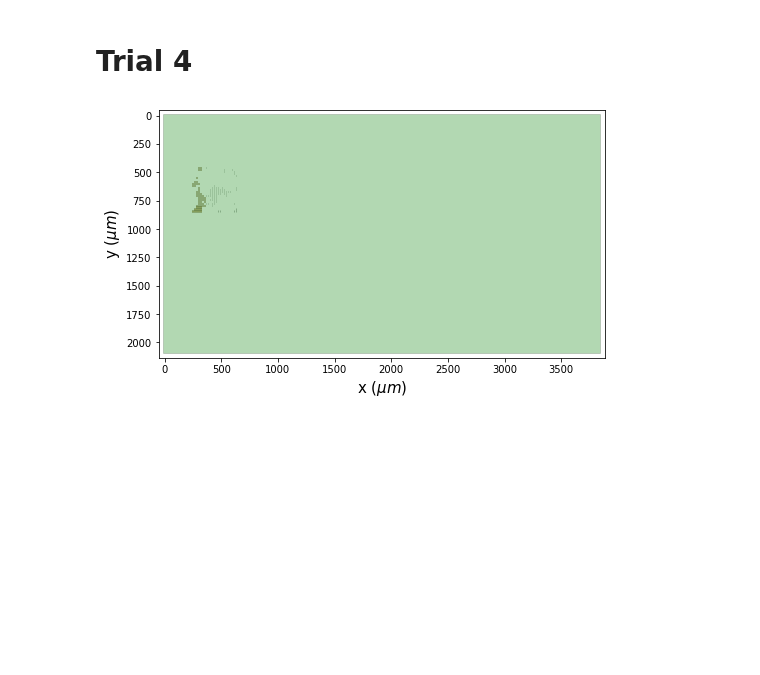
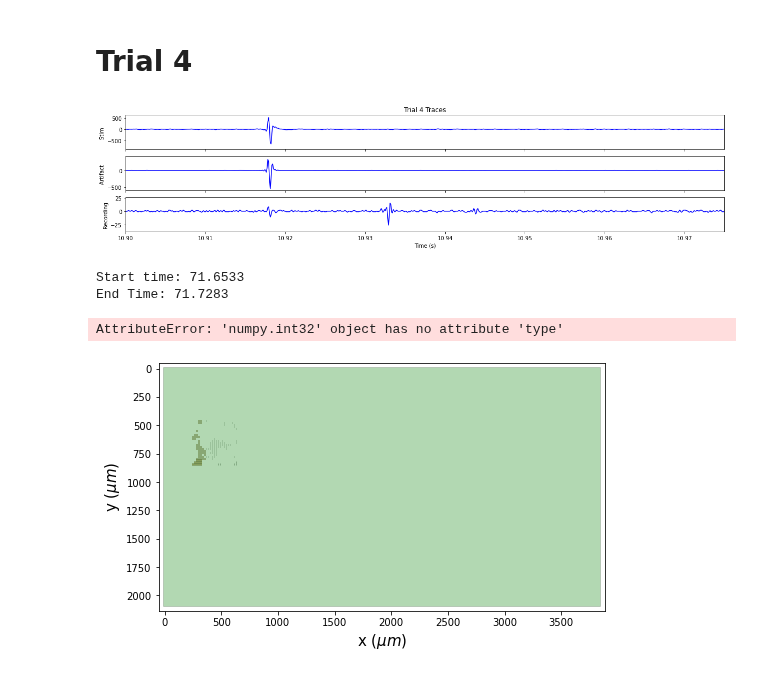
Before and after one commit to roybens/MEA_Analysis, a Jupyter notebook: IPNAnalysis/StimAnalysisNB.ipynb, the cells around one changed output. Saved outputs shown, nothing was run; the diff lists cells and outputs as text; code cells hidden in the pictures; blank space fills up the shorter version.

```diff
--- a/IPNAnalysis/StimAnalysisNB.ipynb
+++ b/IPNAnalysis/StimAnalysisNB.ipynb
@@ -27,6 +27,27 @@ def full_analysis(file_path, trial_no, recording_electrode, stim_electrode, arti
     return trial_data
 # %% [markdown]
 # Trial 4
+# %%
+
+fp = '/mnt/disk15tb/nathaniel/Clean Stim N1/000189/data.raw.h5'
+trial4_data = StimulationAnalysis(fp, recording_electrode=8165, stim_electrode=8157, artifact_electrode=7937)
+start_time, end_time = trial4_data.plot_stim_traces(4, time_range=0.075, start_at=10.9)
+peaks = trial4_data.get_spike_counts_in_range(start_time, end_time)
+print(f'Stim Channel: {trial4_data.channel_list[0]}')
+print(f'Recording Channel: {trial4_data.channel_list[1]}')
+
+def convert_to_time(df, fs):
+    # Function to divide each list of frame indices by fs
+    df['Channel 572'] = df['Channel 572'].apply(lambda x: [i / fs for i in x])
+    df['Channel 204'] = df['Channel 204'].apply(lambda x: [i / fs for i in x])
+    df['Channel 580'] = df['Channel 580'].apply(lambda x: [i / fs for i in x])
+    return df
+print(peaks)
+# %% [output]
+[figure, added]
+Start time: 71.6533
+End Time: 71.7283
+AttributeError: 'numpy.int32' object has no attribute 'type'
 # %%
 fp = '/mnt/disk15tb/nathaniel/Clean Stim N1/000189/data.raw.h5'
 trial4_data = full_analysis(fp, trial_no=4, recording_electrode=8165, stim_electrode=8157, artifact_electrode=7937)
```
Also changed, not shown: parts of 1 cell of this notebook, 1 other file.
